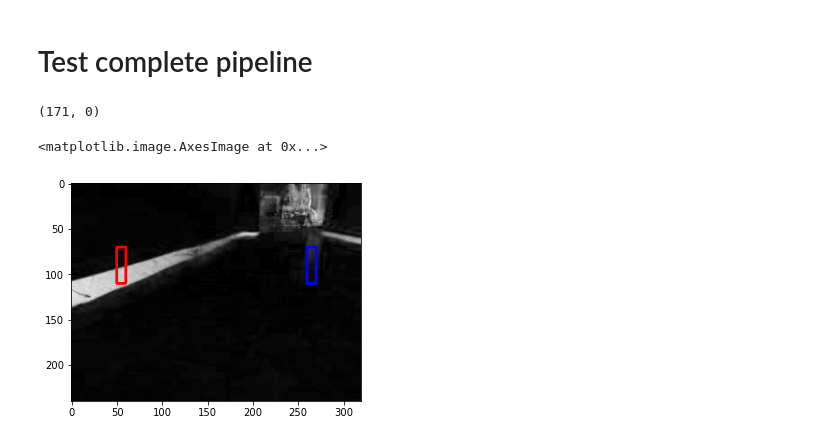
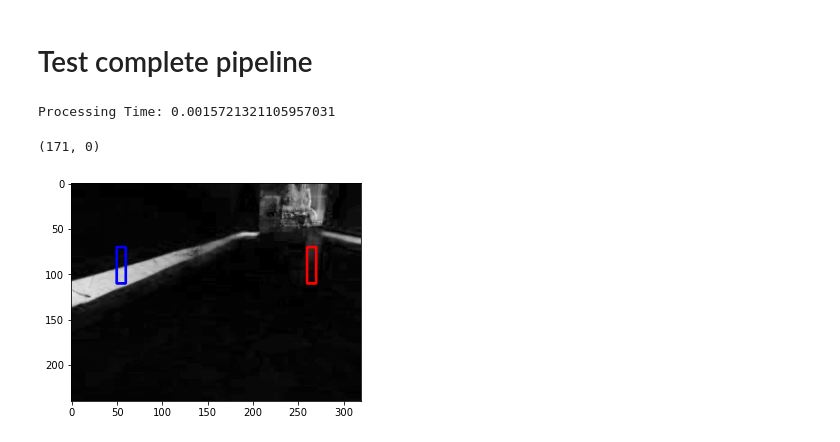
Before and after one commit to aldajo92/UNAL_ComputerVision2021, a Jupyter notebook: ComputerVisionProject/TestBraitenberg.ipynb, the cells around one changed output. Drawn from its saved outputs; the diff is of its cells as text; code cells hidden in the pictures.

```diff
--- a/ComputerVisionProject/TestBraitenberg.ipynb
+++ b/ComputerVisionProject/TestBraitenberg.ipynb
@@ -90,13 +90,17 @@ lane_processing._sense_both_pixels(img_l_gray, img_r_gray)
 # %% [markdown]
 # Test complete pipeline
 # %%
-lane_processing.process_image(img_lane)
+start = time.time()
+img_regions, value_l, value_r = lane_processing.process_image(img_lane)
+end = time.time()
+print("Processing Time: {}".format(end - start))
 # %% [output]
-(171, 0)
+Processing Time: 0.0015721321105957031
+# %%
+print((value_l, value_r))
+# %% [output]
+(171, 0)
 # %%
-backtorgb = cv2.cvtColor(s_channel,cv2.COLOR_GRAY2RGB)
-img_region_lines = iutils.draw_region(backtorgb, corners_region_l, corners_region_r)
-plt.imshow(cv2.cvtColor(img_region_lines, cv2.COLOR_BGR2RGB))
+iutils.showAndSaveBR(img_regions, "02", True)
 # %% [output]
-<matplotlib.image.AxesImage at 0x...>
-[figure, old version]
+[figure, new version]
```
Also changed, not shown: parts of 1 cell of this notebook, 7 other files.
